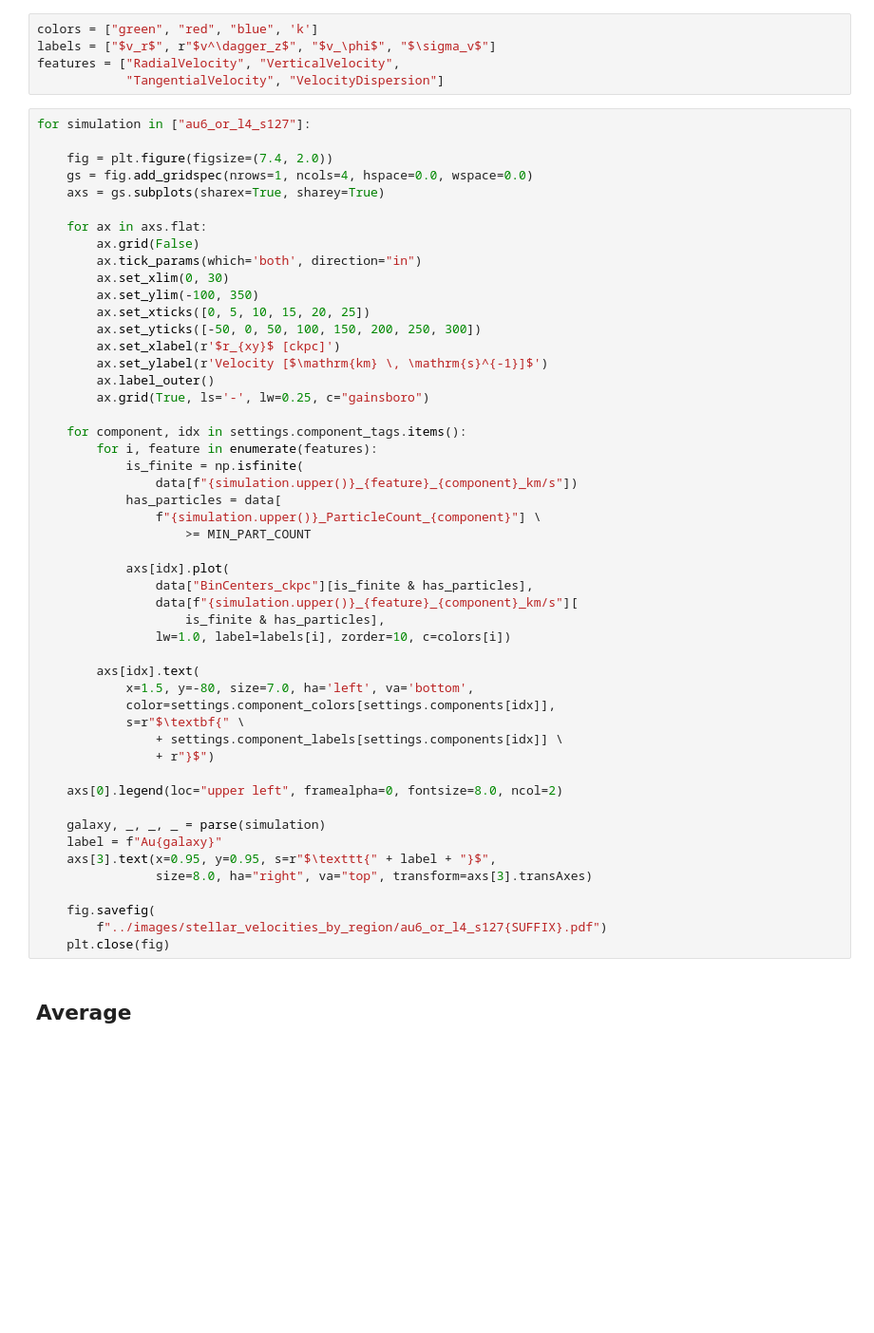
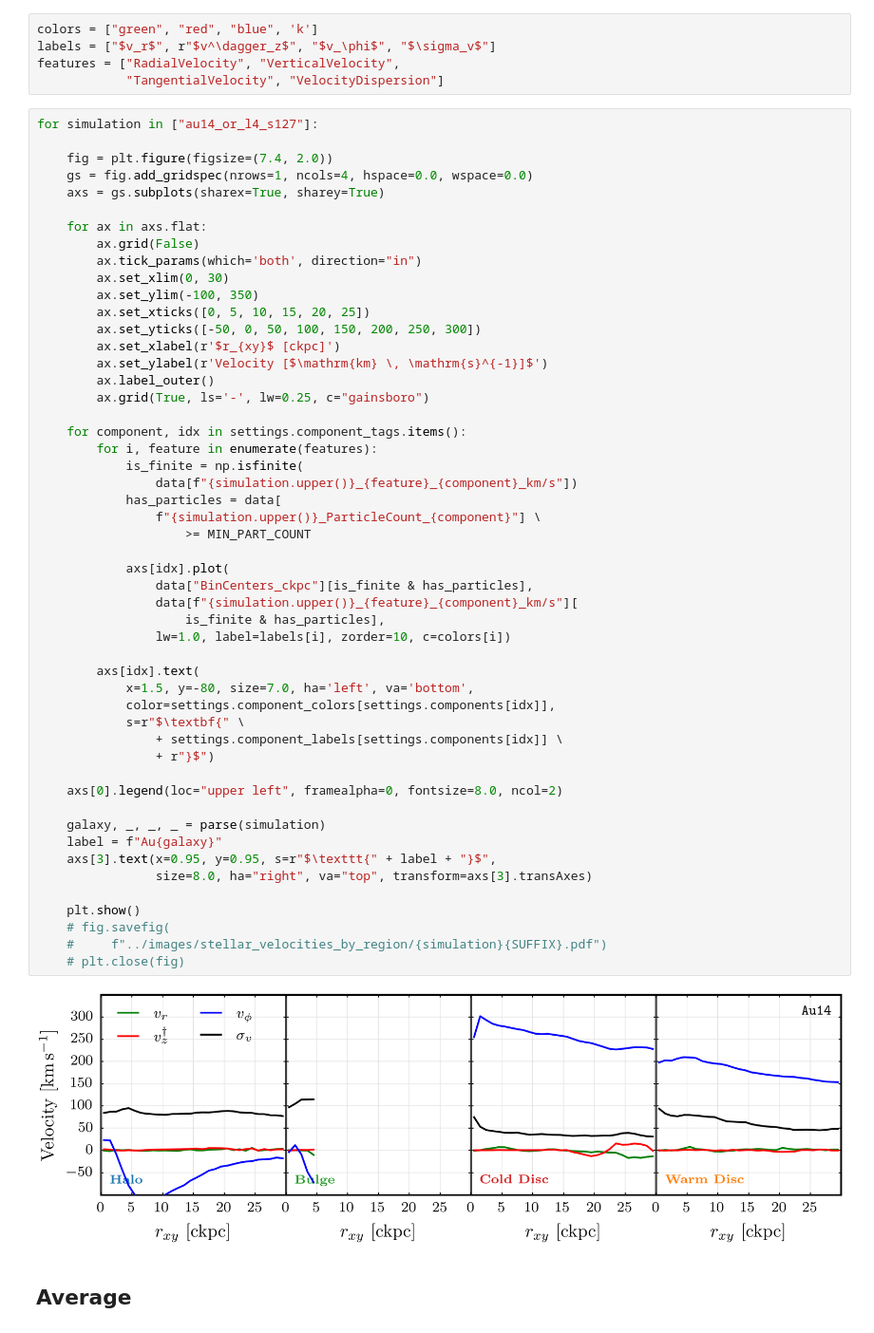
Before and after one commit to ffiza/auriga-metals, a Jupyter notebook: scripts/Stellar Velocity.ipynb, the cells around one changed output. Shown at 95% size. Cells and saved outputs as stored; diff of their text form; blank space fills up the shorter version.

```diff
--- a/scripts/Stellar Velocity.ipynb
+++ b/scripts/Stellar Velocity.ipynb
@@ -135,7 +135,7 @@ labels = ["$v_r$", r"$v^\dagger_z$", "$v_\phi$", "$\sigma_v$"]
 features = ["RadialVelocity", "VerticalVelocity",
             "TangentialVelocity", "VelocityDispersion"]
 # %%
-for simulation in ["au6_or_l4_s127"]:
+for simulation in ["au14_or_l4_s127"]:
 
     fig = plt.figure(figsize=(7.4, 2.0))
     gs = fig.add_gridspec(nrows=1, ncols=4, hspace=0.0, wspace=0.0)
@@ -154,36 +154,39 @@ for simulation in ["au6_or_l4_s127"]:
         ax.grid(True, ls='-', lw=0.25, c="gainsboro")
 
     for component, idx in settings.component_tags.items():
         for i, feature in enumerate(features):
             is_finite = np.isfinite(
                 data[f"{simulation.upper()}_{feature}_{component}_km/s"])
             has_particles = data[
                 f"{simulation.upper()}_ParticleCount_{component}"] \
                     >= MIN_PART_COUNT
 
             axs[idx].plot(
                 data["BinCenters_ckpc"][is_finite & has_particles],
                 data[f"{simulation.upper()}_{feature}_{component}_km/s"][
                     is_finite & has_particles],
                 lw=1.0, label=labels[i], zorder=10, c=colors[i])
 
         axs[idx].text(
             x=1.5, y=-80, size=7.0, ha='left', va='bottom',
             color=settings.component_colors[settings.components[idx]],
             s=r"$\textbf{" \
                 + settings.component_labels[settings.components[idx]] \
                 + r"}$")
 
     axs[0].legend(loc="upper left", framealpha=0, fontsize=8.0, ncol=2)
 
     galaxy, _, _, _ = parse(simulation)
     label = f"Au{galaxy}"
     axs[3].text(x=0.95, y=0.95, s=r"$\texttt{" + label + "}$",
                 size=8.0, ha="right", va="top", transform=axs[3].transAxes)
 
-    fig.savefig(
-        f"../images/stellar_velocities_by_region/au6_or_l4_s127{SUFFIX}.pdf")
-    plt.close(fig)
+    plt.show()
+    # fig.savefig(
+    #     f"../images/stellar_velocities_by_region/{simulation}{SUFFIX}.pdf")
+    # plt.close(fig)
+# %% [output]
+[figure, added]
 # %% [markdown]
 ## Average
 # %%
```
